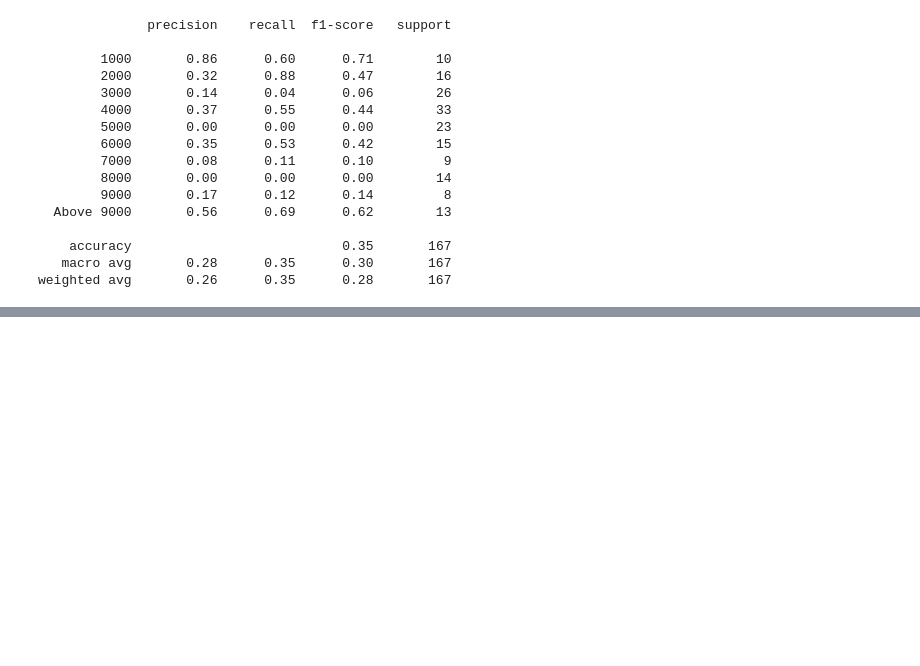
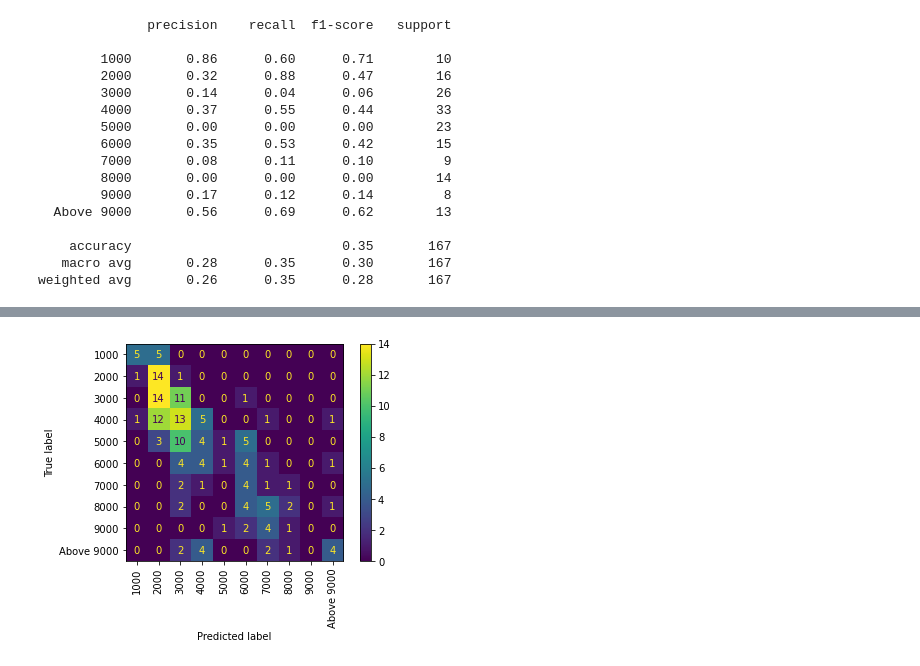
Before and after one commit to rgandhre/SpringBoard, a Jupyter notebook: DataScience_Capstone2/notebooks/Effy_EDA_Rings.ipynb, the cells around one changed output, grey strips where cells are left out. Cells and saved outputs as stored; diff of their text form; code cells hidden in the pictures; blank space fills up the shorter version.

```diff
--- a/DataScience_Capstone2/notebooks/Effy_EDA_Rings.ipynb
+++ b/DataScience_Capstone2/notebooks/Effy_EDA_Rings.ipynb
@@ -1326,0 +1383,6 @@ weighted avg       0.26      0.35      0.28       167
+# %%
+plot_confusion_matrix(knn_clf, X_test, y_test)
+plt.xticks(rotation=90)
+plt.show()
+# %% [output]
+[figure, added]
```
Also changed, not shown: parts of 16 cells of this notebook.
